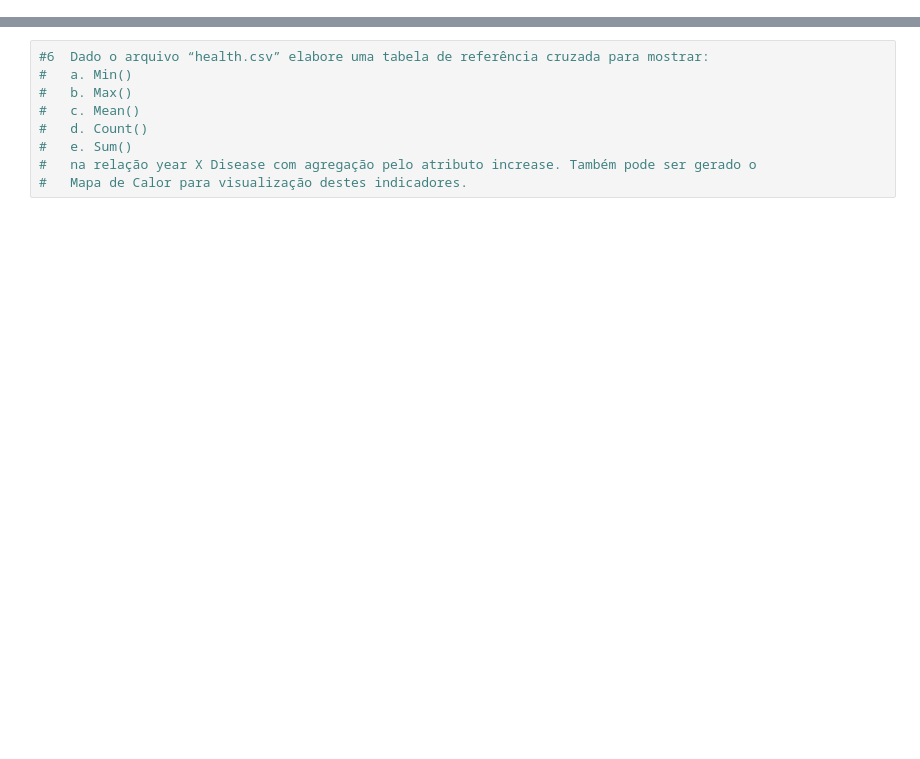
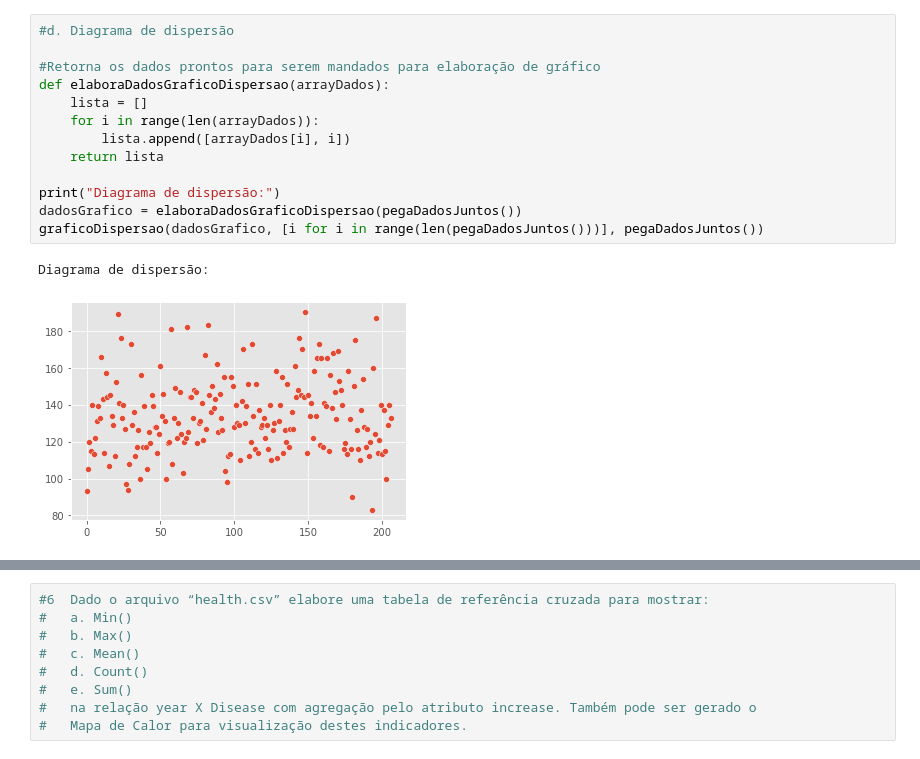
Before and after one commit to CarlosHenriquePinheiroCordeiro/exercicio-visualizacao-dados, a Jupyter notebook: exercicio.ipynb, the cells around one changed output, grey strips where cells are left out. Cells and saved outputs as stored; diff of their text form; blank space fills up the shorter version.

```diff
--- a/exercicio.ipynb
+++ b/exercicio.ipynb
@@ -188,0 +327,16 @@ print(arquivo)
+# %%
+#d. Diagrama de dispersão
+
+#Retorna os dados prontos para serem mandados para elaboração de gráfico
+def elaboraDadosGraficoDispersao(arrayDados):
+    lista = []
+    for i in range(len(arrayDados)):
+        lista.append([arrayDados[i], i])
+    return lista
+
+print("Diagrama de dispersão:")
+dadosGrafico = elaboraDadosGraficoDispersao(pegaDadosJuntos())
+graficoDispersao(dadosGrafico, [i for i in range(len(pegaDadosJuntos()))], pegaDadosJuntos())
+# %% [output]
+Diagrama de dispersão:
+[figure, added]
```
Also changed, not shown: parts of 8 cells of this notebook.
